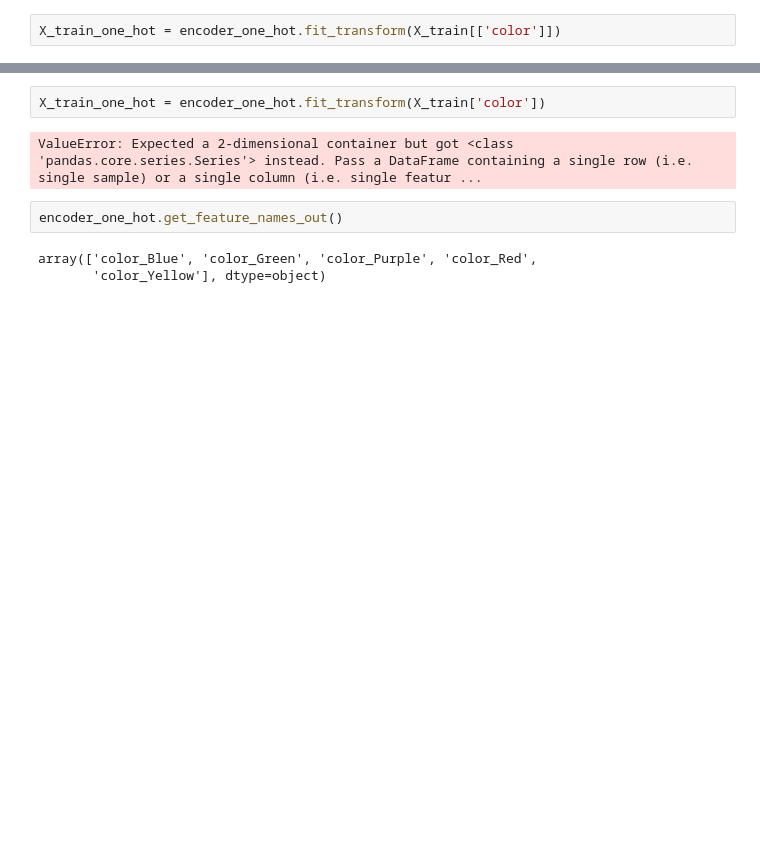
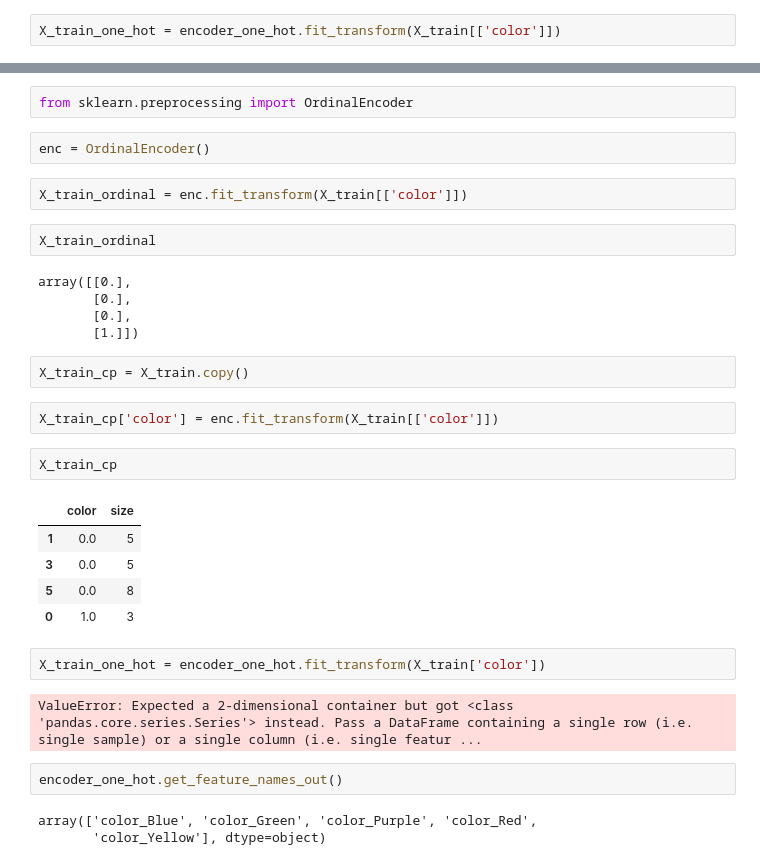
Before and after one commit to stevechengnyc/ML-AndrewNg, a Jupyter notebook: C1-Supervised ML_Regression and Classification/Week 2/C1_W2_Lab02_Multiple_Variable_Soln.ipynb, the cells around one changed output, grey strips where cells are left out. Saved outputs shown, nothing was run; the diff lists cells and outputs as text; blank space fills up the shorter version.

```diff
--- a/C1-Supervised ML_Regression and Classification/Week 2/C1_W2_Lab02_Multiple_Variable_Soln.ipynb
+++ b/C1-Supervised ML_Regression and Classification/Week 2/C1_W2_Lab02_Multiple_Variable_Soln.ipynb
@@ -120,3 +168,28 @@ X_train_one_hot = encoder_one_hot.fit_transform(X_train[['color']])
+# %%
+from sklearn.preprocessing import OrdinalEncoder
+# %%
+enc = OrdinalEncoder()
+# %%
+X_train_ordinal = enc.fit_transform(X_train[['color']])
+# %%
+X_train_ordinal
+# %% [output]
+array([[0.],
+       [0.],
+       [0.],
+       [1.]])
+# %%
+X_train_cp = X_train.copy()
+# %%
+X_train_cp['color'] = enc.fit_transform(X_train[['color']])
+# %%
+X_train_cp
+# %% [output]
+|  | color | size |
+| 1 | 0.0 | 5 |
+| 3 | 0.0 | 5 |
+| 5 | 0.0 | 8 |
+| 0 | 1.0 | 3 |
 # %%
 X_train_one_hot = encoder_one_hot.fit_transform(X_train['color'])
 # %% [output]
```
Also changed, not shown: parts of 22 cells of this notebook.
